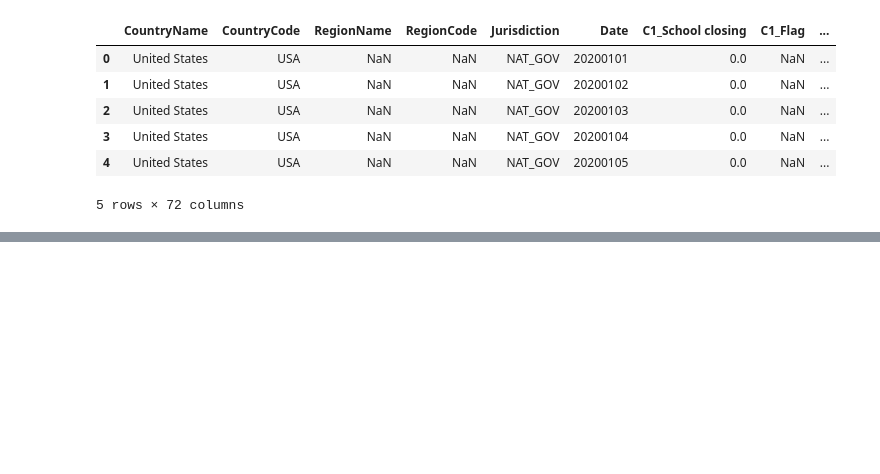
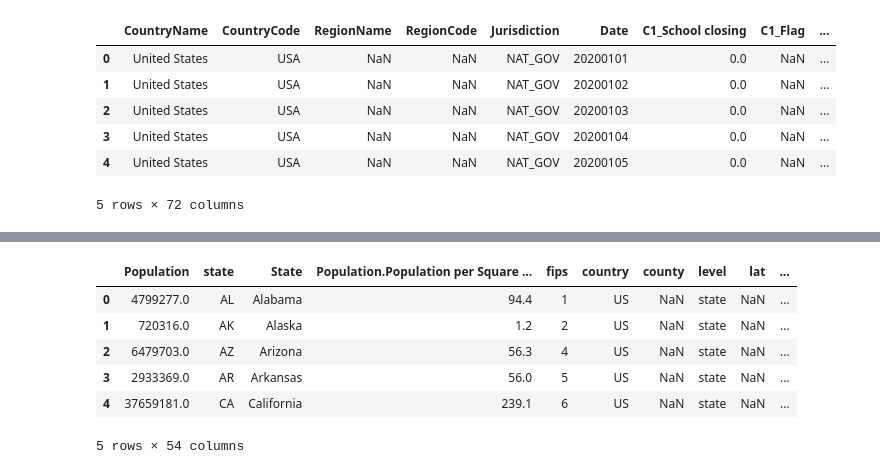
Before and after one commit to Sean71392/Project1, a Jupyter notebook: Code/Starting-Code.ipynb, the cells around one changed output, grey strips where cells are left out. Cells and saved outputs as stored; diff of their text form; code cells hidden in the pictures; blank space fills up the shorter version.

```diff
--- a/Code/Starting-Code.ipynb
+++ b/Code/Starting-Code.ipynb
@@ -104,0 +119,10 @@ census_pd
+# %%
+states_list = []
+for x in census_pd['state']:
+    Z = states.lookup(x).abbr
+    states_list.append(Z)
+
+census_pd['State'] = states_list
+census_pd.drop(labels=['state'],axis=1,inplace=True)
+census_pd = census_pd.rename(columns ={'State': 'state'})
+census_pd.head()
@@ -104,0 +136,11 @@ census_pd
+# %%
+final_df = pd.merge(census_pd,merged_df, on="state")
+final_df.head()
+# %% [output]
+|  | Population | state | State | Population.Population per Square ... | fips | country | county | level | lat | ... |
+| 0 | 4799277.0 | AL | Alabama | 94.4 | 1 | US | NaN | state | NaN | ... |
+| 1 | 720316.0 | AK | Alaska | 1.2 | 2 | US | NaN | state | NaN | ... |
+| 2 | 6479703.0 | AZ | Arizona | 56.3 | 4 | US | NaN | state | NaN | ... |
+| 3 | 2933369.0 | AR | Arkansas | 56.0 | 5 | US | NaN | state | NaN | ... |
+| 4 | 37659181.0 | CA | California | 239.1 | 6 | US | NaN | state | NaN | ... |
+5 rows × 54 columns
```
Also changed, not shown: parts of 14 cells of this notebook, 1 other file.
